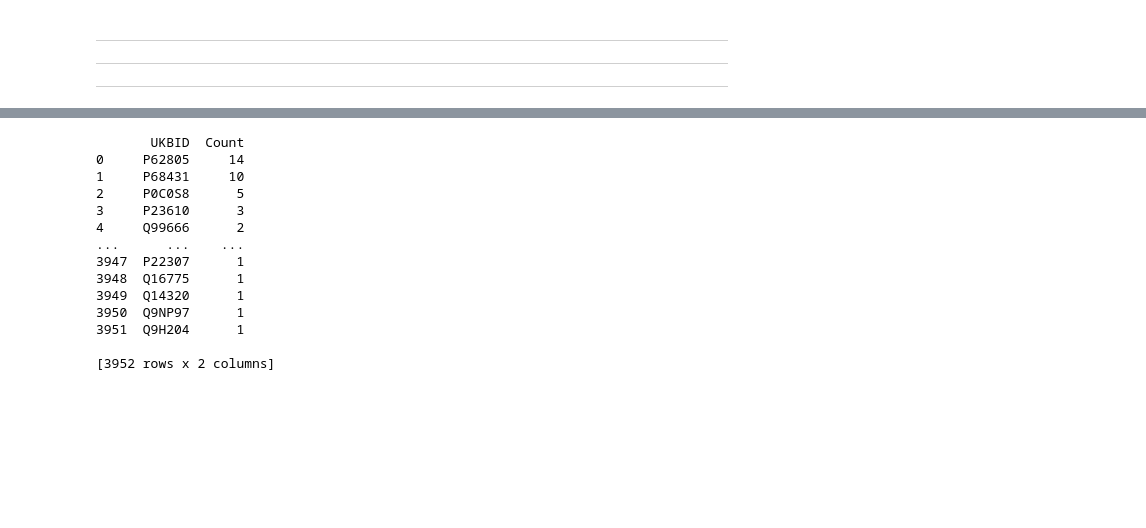
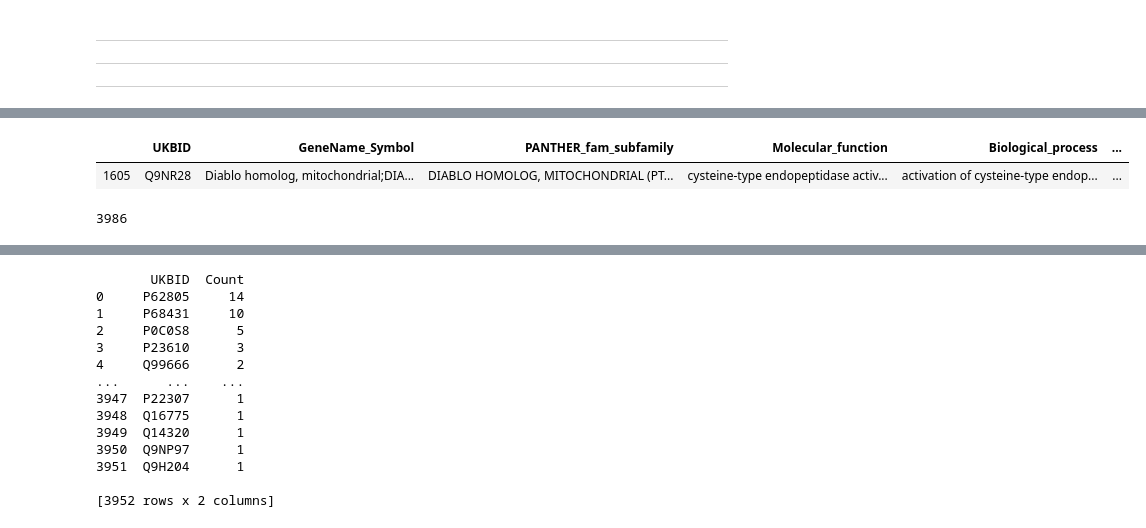
Before and after one commit to Mfpfox/MAPPING, a Jupyter notebook: G19_11_23_PIE_3963UKBIDs.ipynb, the cells around one changed output, grey strips where cells are left out. Saved outputs shown, nothing was run; the diff lists cells and outputs as text; code cells hidden in the pictures; blank space fills up the shorter version.

```diff
--- a/G19_11_23_PIE_3963UKBIDs.ipynb
+++ b/G19_11_23_PIE_3963UKBIDs.ipynb
@@ -663,0 +393,4 @@ len(biomart3['UKBID'].unique())
+# %%
+# created biomart and panther merge file and bottom of markdown
+pantherbiomart = pd.read_csv("MERGE_biomart_panther_proteinclass_3952Unique_ukbid.csv")
+describeMe(pantherbiomart)
@@ -663,0 +508,12 @@ len(biomart3['UKBID'].unique())
+# %%
+pantherbiomart[pantherbiomart['HGNC_symbol'].isnull()]
+# %% [output]
+|  | UKBID | GeneName_Symbol | PANTHER_fam_subfamily | Molecular_function | Biological_process | ... |
+| 1605 | Q9NR28 | Diablo homolog, mitochondrial;DIA... | DIABLO HOMOLOG, MITOCHONDRIAL (PT... | cysteine-type endopeptidase activ... | activation of cysteine-type endop... | ... |
+# %%
+len(pantherbiomart.HGNC_symbol.unique())
+# duplicateRows = pantherbiomart[pantherbiomart.duplicated(['HGNC_symbol'])]
+# duplicateRows
+#print("Duplicate Rows based on a single column are:", duplicateRows, sep='\n')
+# %% [output]
+3986
```
Also changed, not shown: parts of 83 cells of this notebook.
